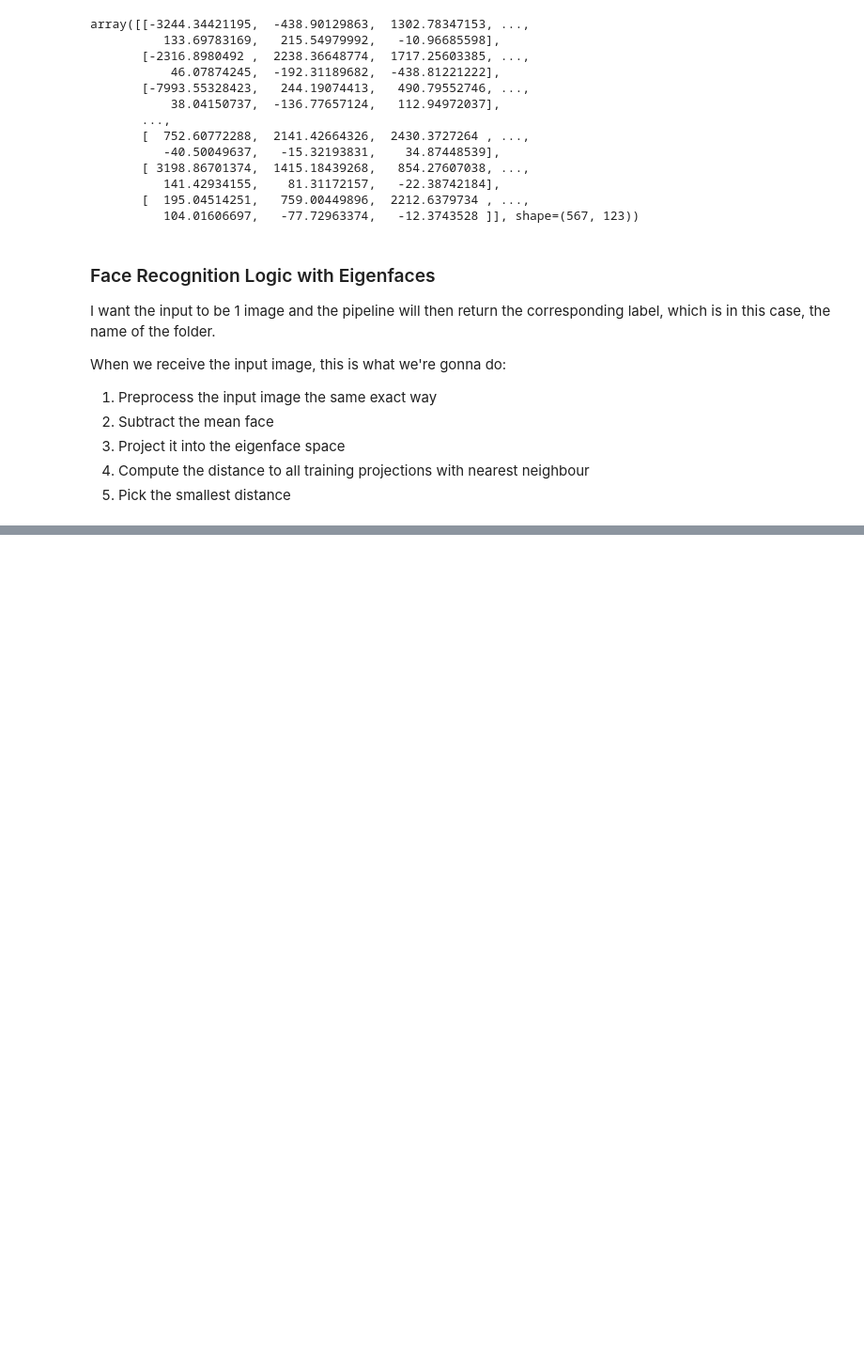
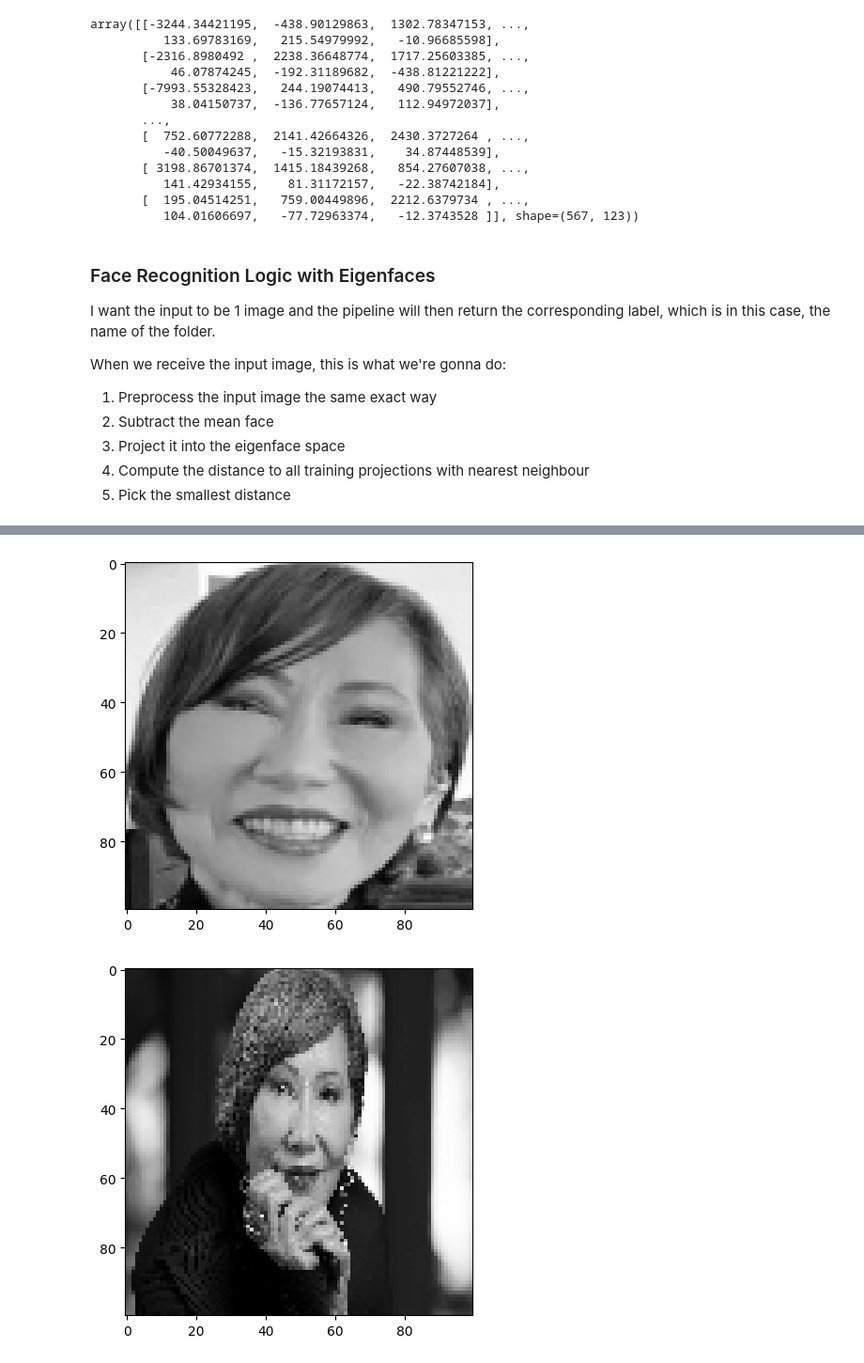
Before and after one commit to ReinerJasin/face_recognition_eigenfaces, a Jupyter notebook: project/face_recognition.ipynb, the cells around one changed output, grey strips where cells are left out. Shown at 94% size. Cells and saved outputs as stored; diff of their text form; code cells hidden in the pictures; blank space fills up the shorter version.

```diff
--- a/project/face_recognition.ipynb
+++ b/project/face_recognition.ipynb
@@ -488,0 +559,14 @@ for label in np.unique(label_list):
+# %%
+input_image_dir = Path('input_images')
+test_image_list = ['amy_new.jpg', 'amy_tan_full_image.jpg']
+all_distances = []
+
+for image_name in test_image_list:
+    test_image_path = input_image_dir / image_name
+    test_face = preprocess_face(test_image_path, TARGET_WIDTH=TARGET_WIDTH, TARGET_HEIGHT=TARGET_HEIGHT, display_plot=True)
+    test_proj = project_face(test_face, mean_faces, eigenfaces)
+    distances = compute_distances_to_centroids(test_proj, class_centroids)
+    all_distances.append(distances)
+# %% [output]
+[figure, added]
+[figure, added]
```
Also changed, not shown: parts of 10 cells of this notebook.
